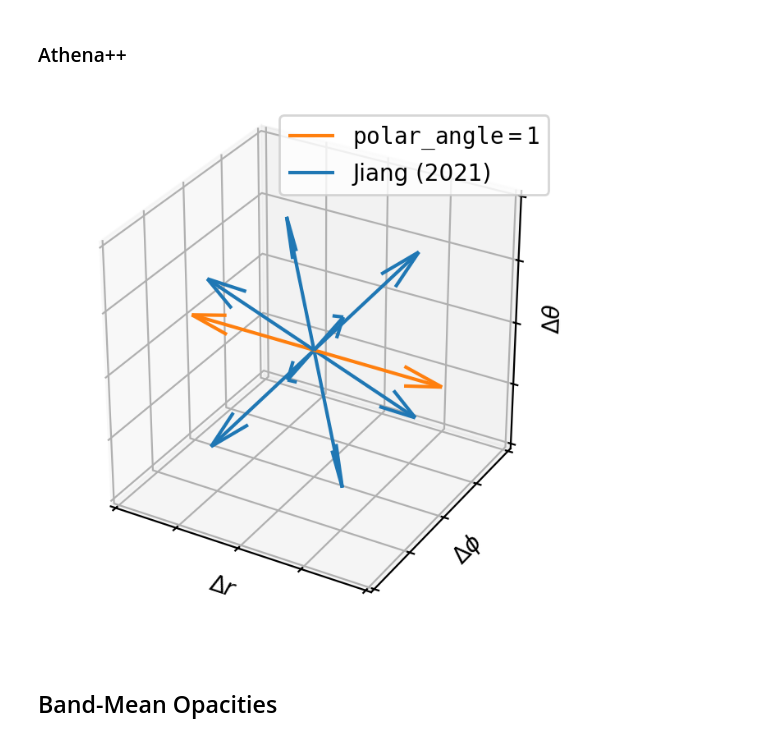
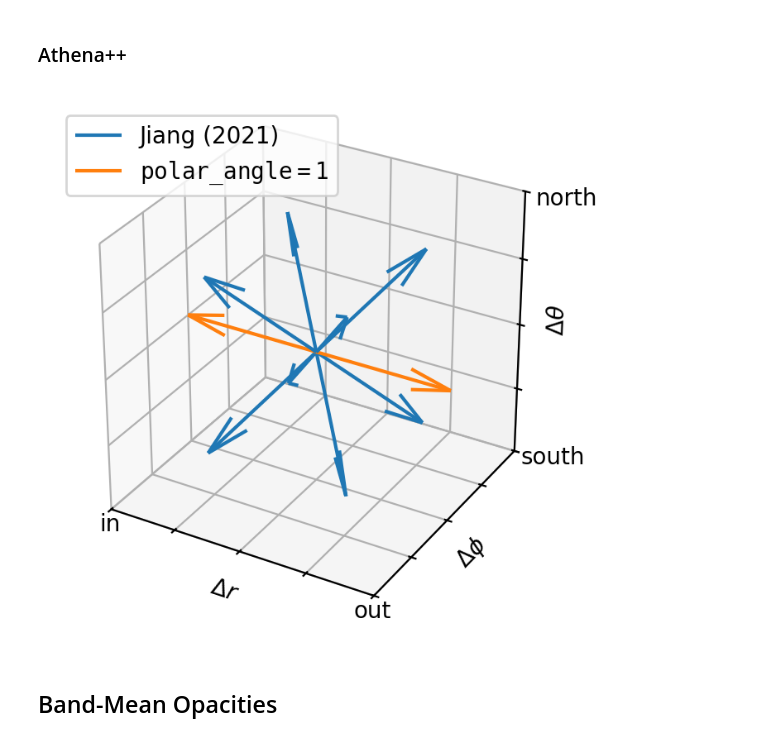
Before and after one commit to sabaronett/rad-hydro, a Jupyter notebook: ipynb/ManuscriptFigures.ipynb, the cells around one changed output. Saved outputs shown, nothing was run; the diff lists cells and outputs as text; code cells hidden in the pictures.

```diff
--- a/ipynb/ManuscriptFigures.ipynb
+++ b/ipynb/ManuscriptFigures.ipynb
@@ -21,38 +21,42 @@ def AngGrid(nzeta = 3, npsi = 2):
     thetaf = np.append(thetaf, (np.pi-np.flip(thetaf)))
     thetaf = np.insert(thetaf, [0, thetaf.size], [0, np.pi])
     cos_thetaf = np.cos(thetaf)
     thetav = np.arccos((cos_thetaf[:-1] + cos_thetaf[1:])/2)
     phif = np.linspace(0, 2*np.pi, 2*npsi+1)
     phiv = (phif[:-1] + phif[1:])/2
     thetamesh, phimesh = np.meshgrid(thetav, phiv)
     mu_x = np.sin(thetamesh)*np.cos(phimesh)
     mu_y = np.sin(thetamesh)*np.sin(phimesh)
     mu_z = np.cos(thetamesh)
 
     return mu_x, mu_y, mu_z
 
 # Make the grid
 nzeta = 3
 npsi = 2
 mu_x, mu_y, mu_z = AngGrid(nzeta, npsi)
 x, y, z = np.zeros_like(AngGrid(nzeta, npsi))
 
 # Plot
 ax = plt.figure(figsize=(4, 4), dpi=200).add_subplot(projection='3d')
+ax.quiver(x[:,0], y[:,0], z[:,0], mu_x[:,0], mu_y[:,0], mu_z[:,0],
+          label='Jiang (2021)')
 ax.quiver([0, 0], [0, 0], [0, 0], [-1, 1], [0, 0], [0, 0], color='tab:orange',
           label=r'$\mathtt{polar\_angle = 1}$')
-ax.quiver(x[:,0], y[:,0], z[:,0], mu_x[:,0], mu_y[:,0], mu_z[:,0],
-          label='Jiang (2021)')
 ax.quiver(x[:,2], y[:,2], z[:,2], mu_x[:,2], mu_y[:,2], mu_z[:,2])
-ax.legend()
+ax.legend(loc='upper left')
 ax.set(xlim=(-1, 1), ylim=(-1, 1), zlim=(-1, 1), aspect='equal',
-       xticklabels=[], yticklabels=[], zticklabels=[],)
+       xticklabels=['in', '', '', '', 'out'],
+       yticklabels=[],
+       zticklabels=['south', '', '', '', 'north'])
 ax.set_xlabel(r'$\Delta r$', labelpad=-10)
 ax.set_ylabel(r'$\Delta \phi$', labelpad=-10)
 ax.set_zlabel(r'$\Delta \theta$', labelpad=-10)
+ax.tick_params(axis='x', pad=-7)
 plt.savefig(f'figs/angular_grid.pdf', bbox_inches='tight', pad_inches=0.01)
+plt.savefig(f'figs/angular_grid.png', dpi=600, bbox_inches='tight', pad_inches=0.01)
 # %% [output]
-[figure, old version]
+[figure, new version]
 # %% [markdown]
 ## Band-Mean Opacities
 # %% [markdown]
```
Also changed, not shown: parts of 10 cells of this notebook.
